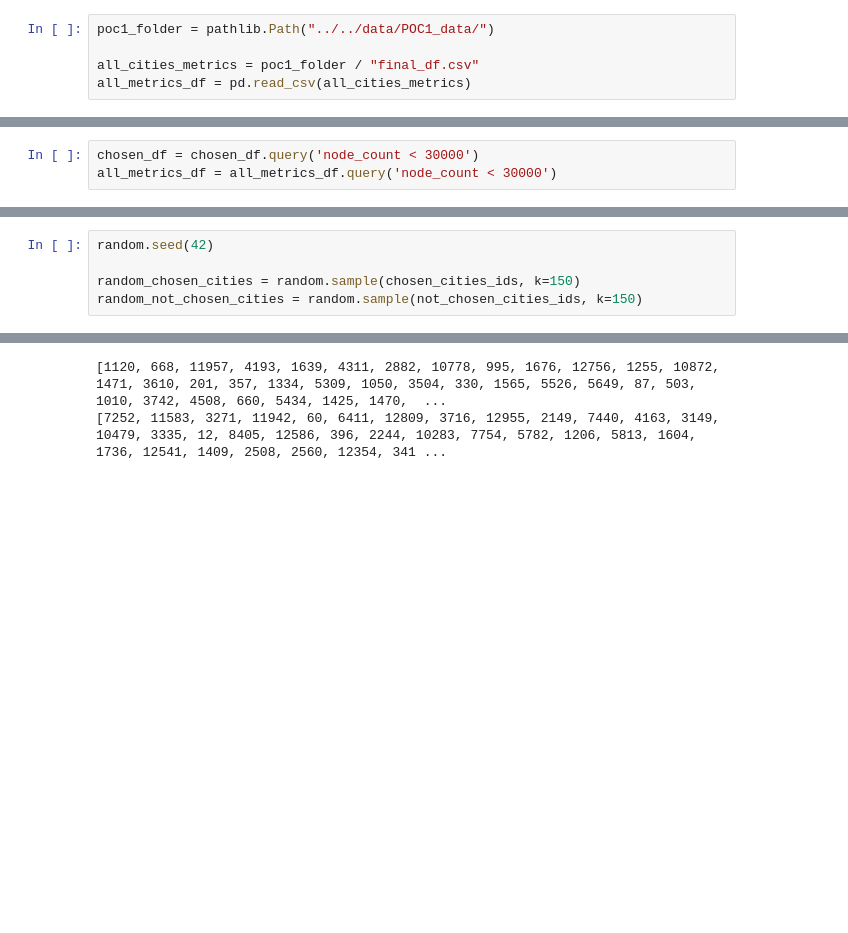
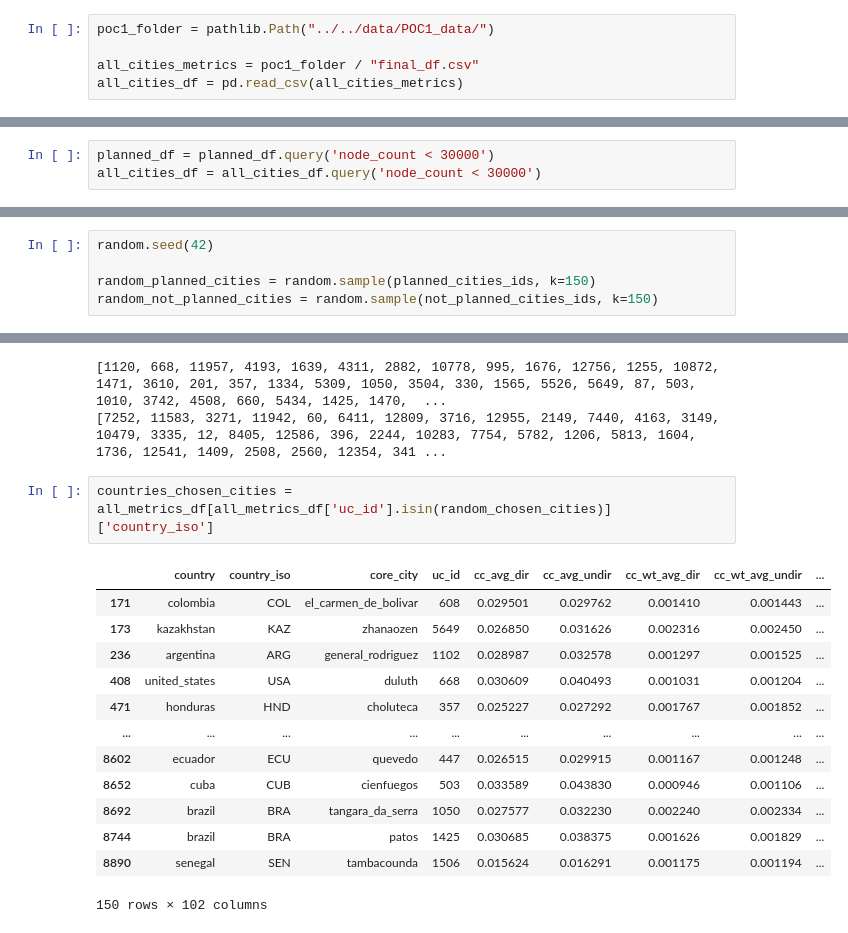
Before and after one commit to Pendulun/POC2, a Jupyter notebook: src/notebooks/1-sampling-cities.ipynb, the cells around one changed output, grey strips where cells are left out. Saved outputs shown, nothing was run; the diff lists cells and outputs as text; blank space fills up the shorter version.

```diff
--- a/src/notebooks/1-sampling-cities.ipynb
+++ b/src/notebooks/1-sampling-cities.ipynb
@@ -5,5 +5,5 @@ import pathlib
 poc1_folder = pathlib.Path("../../data/POC1_data/")
 
 all_cities_metrics = poc1_folder / "final_df.csv"
-all_metrics_df = pd.read_csv(all_cities_metrics)
+all_cities_df = pd.read_csv(all_cities_metrics)
 # %%
@@ -56,6 +56,6 @@ all_metrics_df['node_count'].plot.hist(bins=30)
 # %% [markdown]
 Como os grafos tem, em média, grau 3.23, é esperado que tenham 3.23 * num_nodes arestas para cada grafo. Como existem grafos com muitos nós, por exemplo, mais que 40 mil, isso acarretaria em um custo alto de memória para o node2vec e outros carregarem. Assim, vou considerar para análise apenas grafos com menos de 30 mil nós.
 # %%
-chosen_df = chosen_df.query('node_count < 30000')
-all_metrics_df = all_metrics_df.query('node_count < 30000')
+planned_df = planned_df.query('node_count < 30000')
+all_cities_df = all_cities_df.query('node_count < 30000')
 # %%
@@ -85,6 +85,6 @@ import random
 # %%
 random.seed(42)
 
-random_chosen_cities = random.sample(chosen_cities_ids, k=150)
-random_not_chosen_cities = random.sample(not_chosen_cities_ids, k=150)
+random_planned_cities = random.sample(planned_cities_ids, k=150)
+random_not_planned_cities = random.sample(not_planned_cities_ids, k=150)
 # %%
@@ -123,3 +123,19 @@ print(teste)
 # %% [output]
 [1120, 668, 11957, 4193, 1639, 4311, 2882, 10778, 995, 1676, 12756, 1255, 10872, 1471, 3610, 201, 357, 1334, 5309, 1050, 3504, 330, 1565, 5526, 5649, 87, 503, 1010, 3742, 4508, 660, 5434, 1425, 1470,  ...
 [7252, 11583, 3271, 11942, 60, 6411, 12809, 3716, 12955, 2149, 7440, 4163, 3149, 10479, 3335, 12, 8405, 12586, 396, 2244, 10283, 7754, 5782, 1206, 5813, 1604, 1736, 12541, 1409, 2508, 2560, 12354, 341 ...
+# %%
+countries_chosen_cities = all_metrics_df[all_metrics_df['uc_id'].isin(random_chosen_cities)]['country_iso']
+# %% [output]
+|  | country | country_iso | core_city | uc_id | cc_avg_dir | cc_avg_undir | cc_wt_avg_dir | cc_wt_avg_undir | ... |
+| 171 | colombia | COL | el_carmen_de_bolivar | 608 | 0.029501 | 0.029762 | 0.001410 | 0.001443 | ... |
+| 173 | kazakhstan | KAZ | zhanaozen | 5649 | 0.026850 | 0.031626 | 0.002316 | 0.002450 | ... |
+| 236 | argentina | ARG | general_rodriguez | 1102 | 0.028987 | 0.032578 | 0.001297 | 0.001525 | ... |
+| 408 | united_states | USA | duluth | 668 | 0.030609 | 0.040493 | 0.001031 | 0.001204 | ... |
+| 471 | honduras | HND | choluteca | 357 | 0.025227 | 0.027292 | 0.001767 | 0.001852 | ... |
+| ... | ... | ... | ... | ... | ... | ... | ... | ... | ... |
+| 8602 | ecuador | ECU | quevedo | 447 | 0.026515 | 0.029915 | 0.001167 | 0.001248 | ... |
+| 8652 | cuba | CUB | cienfuegos | 503 | 0.033589 | 0.043830 | 0.000946 | 0.001106 | ... |
+| 8692 | brazil | BRA | tangara_da_serra | 1050 | 0.027577 | 0.032230 | 0.002240 | 0.002334 | ... |
+| 8744 | brazil | BRA | patos | 1425 | 0.030685 | 0.038375 | 0.001626 | 0.001829 | ... |
+| 8890 | senegal | SEN | tambacounda | 1506 | 0.015624 | 0.016291 | 0.001175 | 0.001194 | ... |
+150 rows × 102 columns
```
Also changed, not shown: parts of 17 cells of this notebook, 2 other files.
